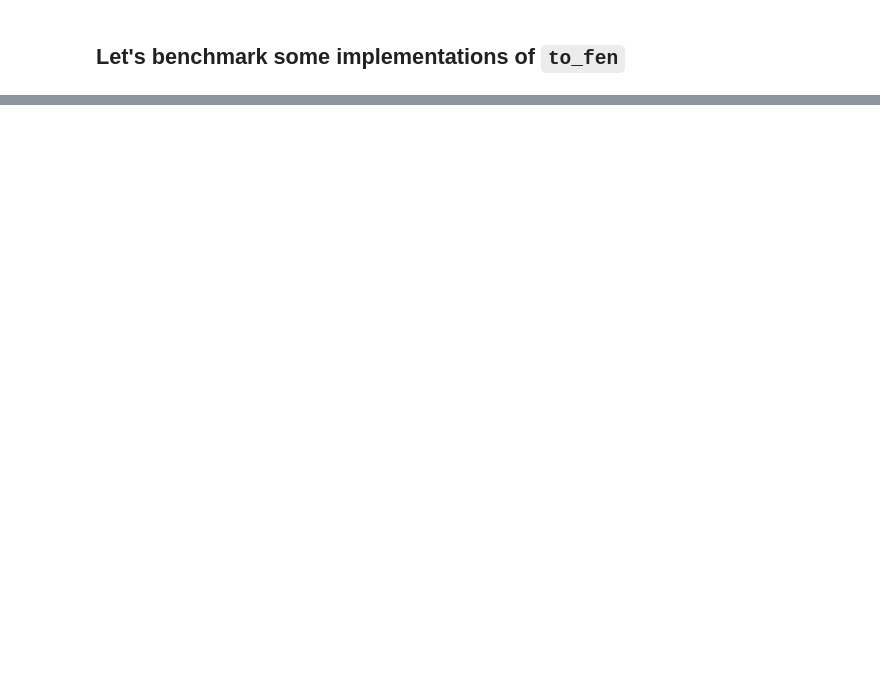
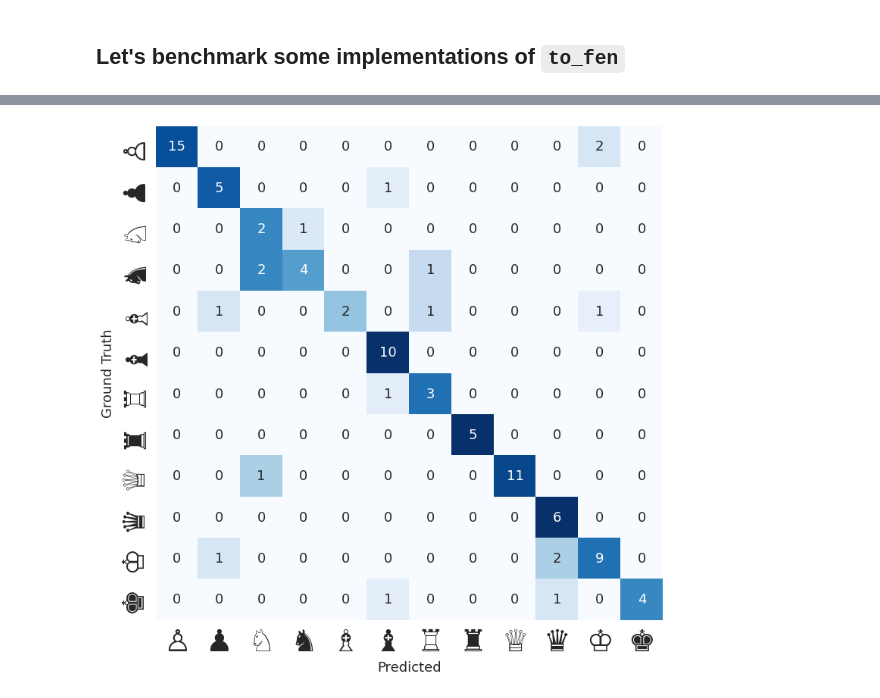
Before and after one commit to mulac/chess-vision, a Jupyter notebook: notebooks/inference.ipynb, the cells around one changed output, grey strips where cells are left out. Saved outputs shown, nothing was run; the diff lists cells and outputs as text; code cells hidden in the pictures; blank space fills up the shorter version.

```diff
--- a/notebooks/inference.ipynb
+++ b/notebooks/inference.ipynb
@@ -78,0 +138,4 @@ dense_board = [7 for i in range(64)]
+# %%
+g = interp.plot_confusion_matrix()
+# %% [output]
+[figure, added]
```
Also changed, not shown: parts of 22 cells of this notebook, 2 other files.
